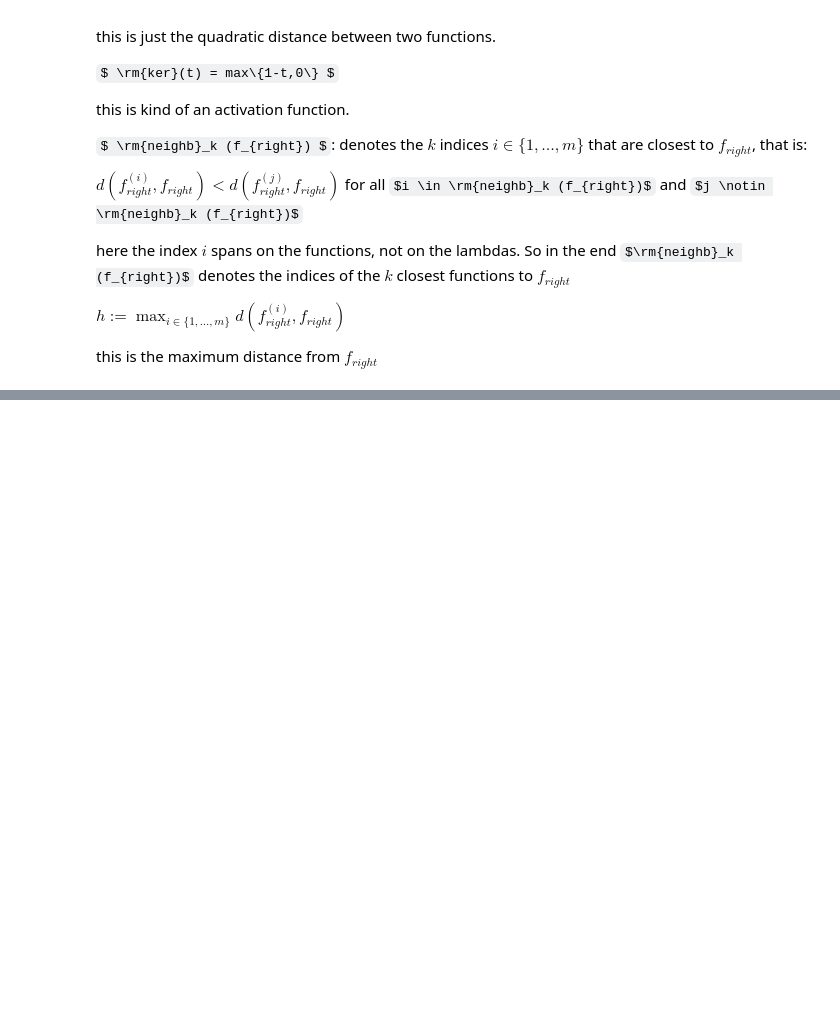
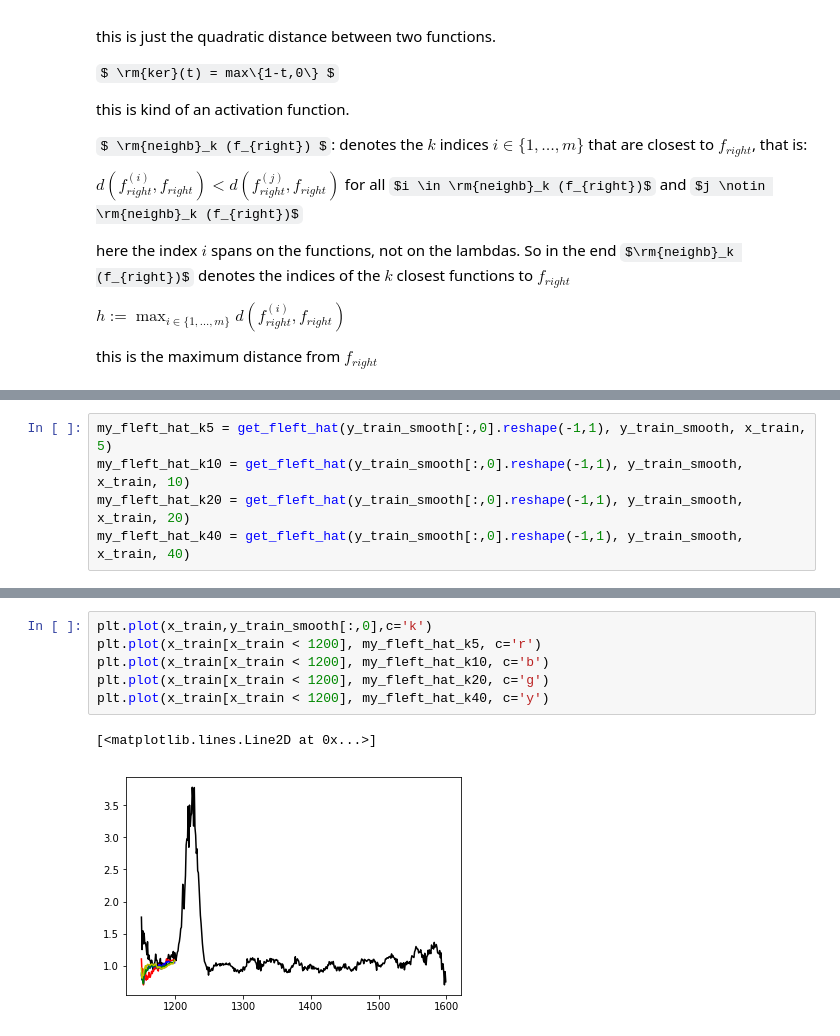
Before and after one commit to francesco-losterzo/MLPractice, a Jupyter notebook: Notebooks/LinearRegression_CS229.ipynb, the cells around one changed output, grey strips where cells are left out. Saved outputs shown, nothing was run; the diff lists cells and outputs as text; some formulas as TeX source; blank space fills up the shorter version.

```diff
--- a/Notebooks/LinearRegression_CS229.ipynb
+++ b/Notebooks/LinearRegression_CS229.ipynb
@@ -610,0 +695,5 @@ def ker(t):
+# %%
+my_fleft_hat_k5 = get_fleft_hat(y_train_smooth[:,0].reshape(-1,1), y_train_smooth, x_train, 5)
+my_fleft_hat_k10 = get_fleft_hat(y_train_smooth[:,0].reshape(-1,1), y_train_smooth, x_train, 10)
+my_fleft_hat_k20 = get_fleft_hat(y_train_smooth[:,0].reshape(-1,1), y_train_smooth, x_train, 20)
+my_fleft_hat_k40 = get_fleft_hat(y_train_smooth[:,0].reshape(-1,1), y_train_smooth, x_train, 40)
@@ -610,0 +718,9 @@ def ker(t):
+# %%
+plt.plot(x_train,y_train_smooth[:,0],c='k')
+plt.plot(x_train[x_train < 1200], my_fleft_hat_k5, c='r')
+plt.plot(x_train[x_train < 1200], my_fleft_hat_k10, c='b')
+plt.plot(x_train[x_train < 1200], my_fleft_hat_k20, c='g')
+plt.plot(x_train[x_train < 1200], my_fleft_hat_k40, c='y')
+# %% [output]
+[<matplotlib.lines.Line2D at 0x...>]
+[figure, added]
```
Also changed, not shown: parts of 6 cells of this notebook.
